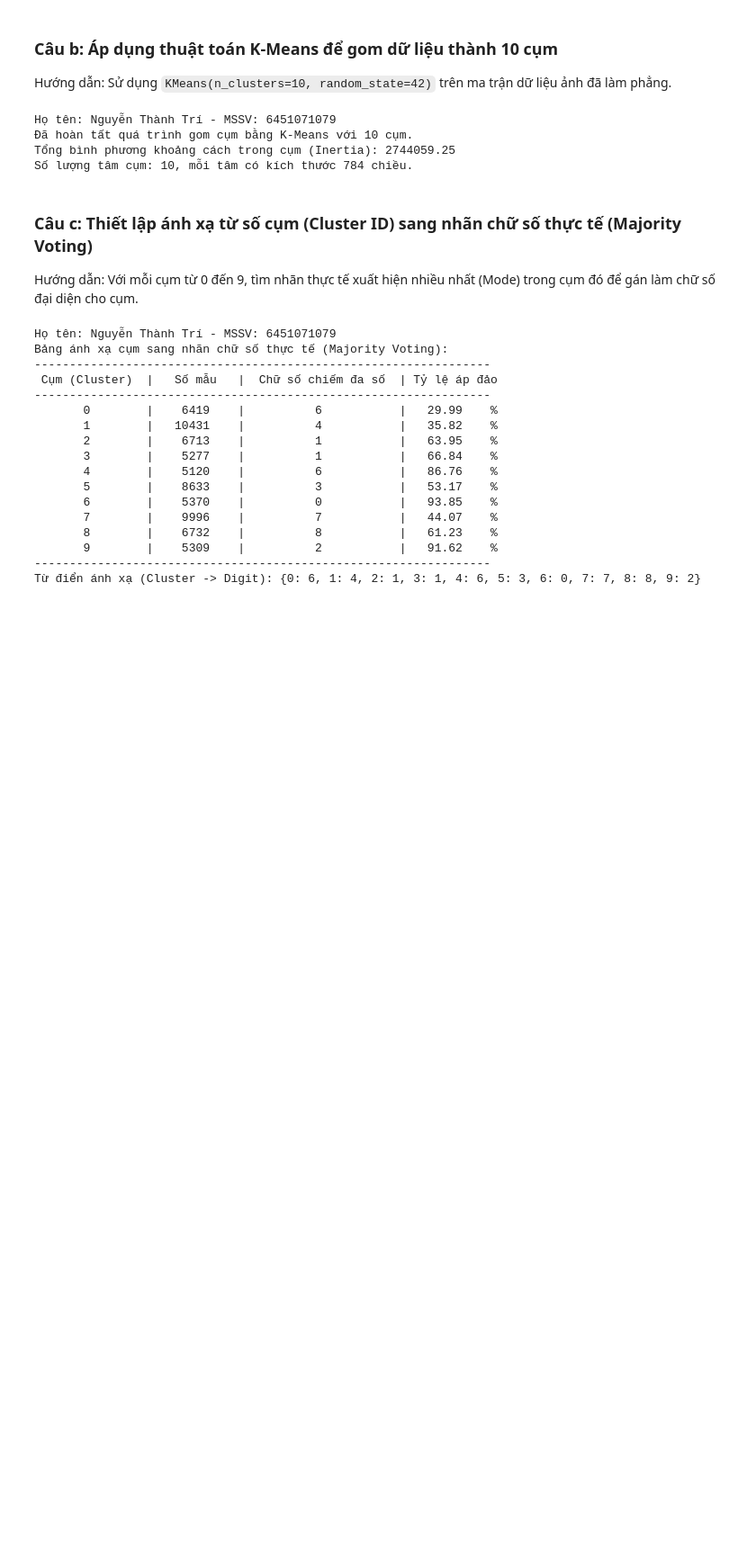
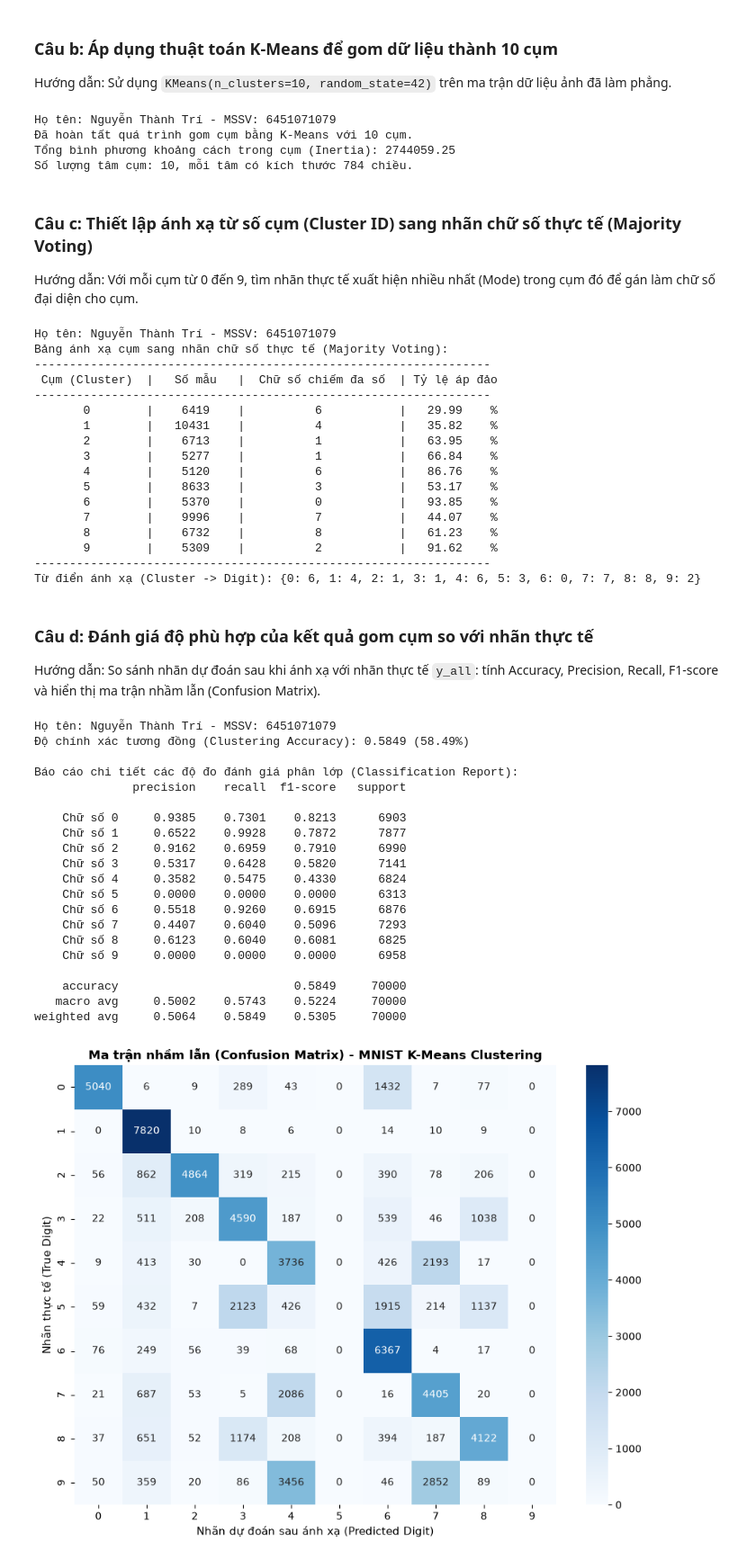
Before and after one commit to TriNguyenThanh/6451071079_Lab23, a Jupyter notebook: model/6451071079_LAB3_Bai6.ipynb, the cells around one changed output. Shown at 90% size. Saved outputs shown, nothing was run; the diff lists cells and outputs as text; code cells hidden in the pictures; blank space fills up the shorter version.

Commit message:
feature<bai6_caud>: danh gia do phu hop gom cum va ve confusion matrix

```diff
--- a/model/6451071079_LAB3_Bai6.ipynb
+++ b/model/6451071079_LAB3_Bai6.ipynb
@@ -118,3 +118,49 @@ Bảng ánh xạ cụm sang nhãn chữ số thực tế (Majority Voting):
        9        |    5309    |          2           |   91.62    %
 -----------------------------------------------------------------
 Từ điển ánh xạ (Cluster -> Digit): {0: 6, 1: 4, 2: 1, 3: 1, 4: 6, 5: 3, 6: 0, 7: 7, 8: 8, 9: 2}
+# %% [markdown]
+### Câu d: Đánh giá độ phù hợp của kết quả gom cụm so với nhãn thực tế
+Hướng dẫn: So sánh nhãn dự đoán sau khi ánh xạ với nhãn thực tế `y_all`: tính Accuracy, Precision, Recall, F1-score và hiển thị ma trận nhầm lẫn (Confusion Matrix).
+# %%
+# Nguyễn Thành Trí - MSSV: 6451071079
+print("Họ tên: Nguyễn Thành Trí - MSSV: 6451071079")
+
+acc = accuracy_score(y_all, y_pred_digits)
+print(f"Độ chính xác tương đồng (Clustering Accuracy): {acc:.4f} ({acc * 100:.2f}%)")
+
+target_names = [f"Chữ số {i}" for i in range(10)]
+print("\nBáo cáo chi tiết các độ đo đánh giá phân lớp (Classification Report):")
+print(classification_report(y_all, y_pred_digits, target_names=target_names, digits=4))
+
+# Hiển thị Confusion Matrix bằng Heatmap
+cm = confusion_matrix(y_all, y_pred_digits)
+plt.figure(figsize=(9, 7))
+sns.heatmap(cm, annot=True, fmt='d', cmap='Blues', cbar=True,
+            xticklabels=range(10), yticklabels=range(10))
+plt.title('Ma trận nhầm lẫn (Confusion Matrix) - MNIST K-Means Clustering', fontsize=12, fontweight='bold')
+plt.xlabel('Nhãn dự đoán sau ánh xạ (Predicted Digit)', fontsize=11)
+plt.ylabel('Nhãn thực tế (True Digit)', fontsize=11)
+plt.tight_layout()
+plt.show()
+# %% [output]
+Họ tên: Nguyễn Thành Trí - MSSV: 6451071079
+Độ chính xác tương đồng (Clustering Accuracy): 0.5849 (58.49%)
+
+Báo cáo chi tiết các độ đo đánh giá phân lớp (Classification Report):
+              precision    recall  f1-score   support
+
+    Chữ số 0     0.9385    0.7301    0.8213      6903
+    Chữ số 1     0.6522    0.9928    0.7872      7877
+    Chữ số 2     0.9162    0.6959    0.7910      6990
+    Chữ số 3     0.5317    0.6428    0.5820      7141
+    Chữ số 4     0.3582    0.5475    0.4330      6824
+    Chữ số 5     0.0000    0.0000    0.0000      6313
+    Chữ số 6     0.5518    0.9260    0.6915      6876
+    Chữ số 7     0.4407    0.6040    0.5096      7293
+    Chữ số 8     0.6123    0.6040    0.6081      6825
+    Chữ số 9     0.0000    0.0000    0.0000      6958
+
+    accuracy                         0.5849     70000
+   macro avg     0.5002    0.5743    0.5224     70000
+weighted avg     0.5064    0.5849    0.5305     70000
+[figure, added]
```
